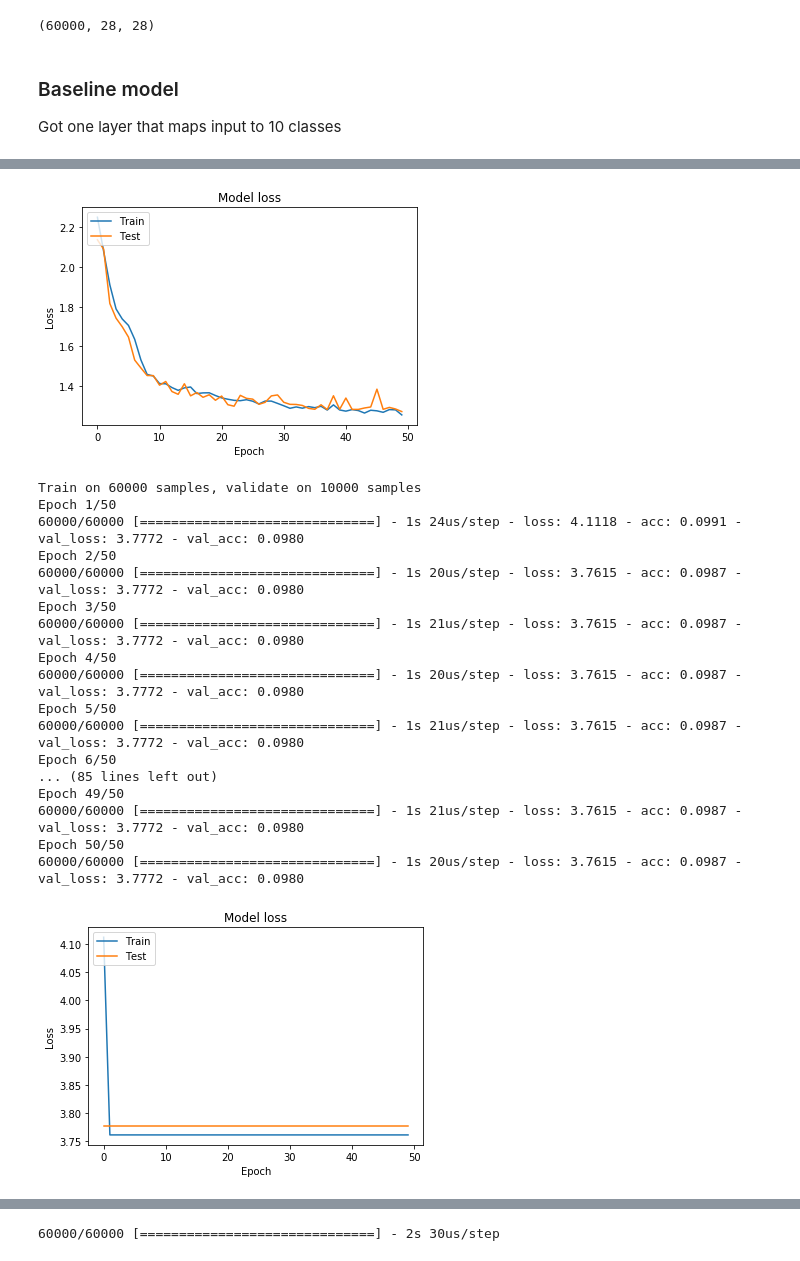
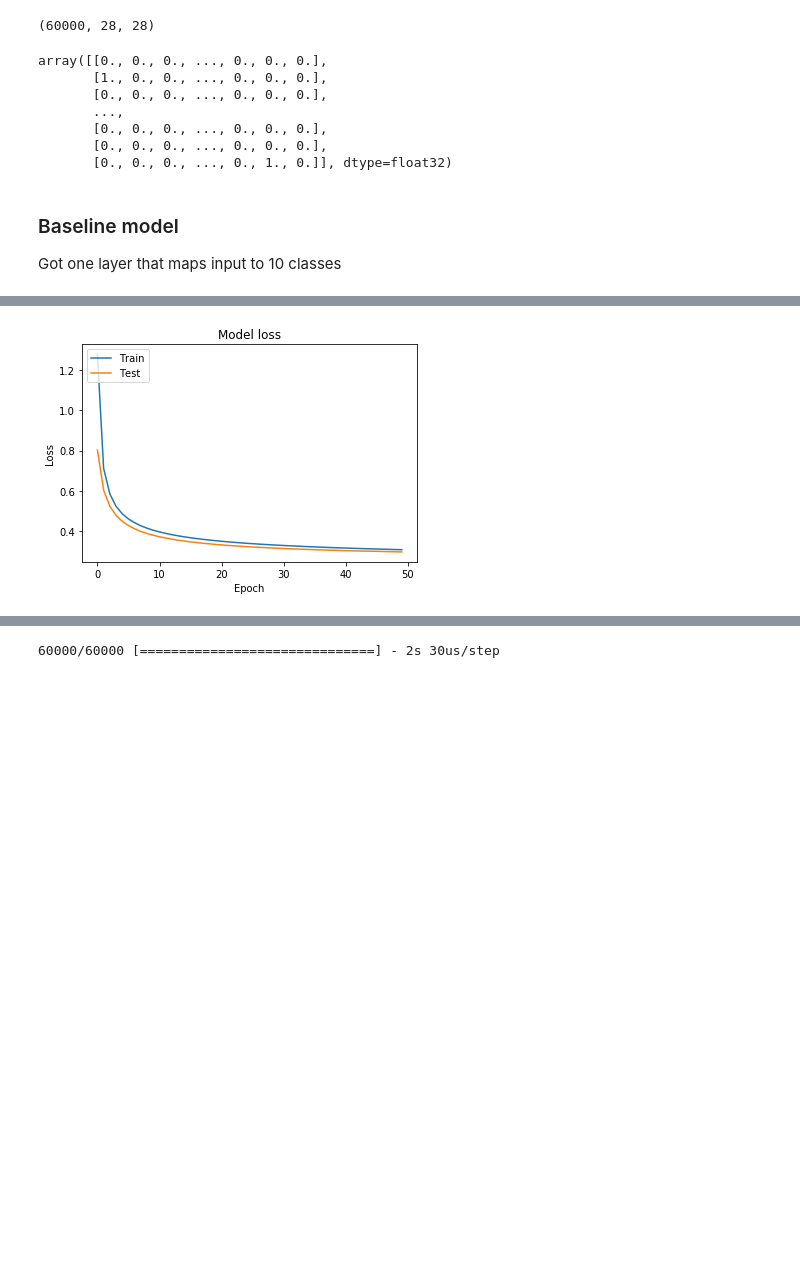
Before and after one commit to manish2020-iitr/Msia2020, a Jupyter notebook: Local_Elastic_averaging_SGD.ipynb, the cells around one changed output, grey strips where cells are left out. Drawn from its saved outputs; the diff is of its cells as text; code cells hidden in the pictures; blank space fills up the shorter version.

Commit message:
updated code with plots

```diff
--- a/Local_Elastic_averaging_SGD.ipynb
+++ b/Local_Elastic_averaging_SGD.ipynb
@@ -33,18 +32,39 @@ iterations = np.ceil((x_train.shape[0]*epochs)/batch_size)
 iterations_per_epoch = np.ceil((x_train.shape[0])/batch_size)
 
 num_batch = int(x_train.shape[0]/batch_size)
-# %%
-x_train=np.array([i.flatten() for i in x_train])
-x_test=np.array([i.flatten() for i in x_test])
+# %%
+x_train = np.reshape(np.array(x_train), (60000, 784))
+x_test = np.reshape(np.array(x_test), (10000, 784))
+x_train = x_train / 255
+x_test = x_test / 255
 # %%
 y_train = keras.utils.to_categorical(y_train, num_classes)
 y_test = keras.utils.to_categorical(y_test, num_classes)
+# %%
+y_train
+# %% [output]
+array([[0., 0., 0., ..., 0., 0., 0.],
+       [1., 0., 0., ..., 0., 0., 0.],
+       [0., 0., 0., ..., 0., 0., 0.],
+       ...,
+       [0., 0., 0., ..., 0., 0., 0.],
+       [0., 0., 0., ..., 0., 0., 0.],
+       [0., 0., 0., ..., 0., 1., 0.]], dtype=float32)
 # %%
 # Function to create individual model
 def k_model(output_dim,input_dim):
     model = Sequential()
-    model.add(Dense(output_dim, input_dim=input_dim, activation='sigmoid'))
+    model.add(Dense(output_dim, input_dim=input_dim))
+    model.add(Activation('softmax'))
     return model
+
+# def k_model(output_dim,input_dim):
+#     model = Sequential()
+#     model.add(Dense(1000, input_dim=input_dim))
+#     model.add(Activation('relu'))
+#     model.add(Dense(output_dim))
+#     model.add(Activation('softmax'))
+#     return model
 # %%
 # Function to show the loss plot of training and validation set
 def loss(history):
@@ -61,11 +81,12 @@ Got one layer that maps input to 10 classes
 # %%
 base_model=k_model(10,784)
 lr = [0.01,0.05, 0.1, 0.001 , 0.005]
+lr = [0.001]
 batch_size = [16,32,64,128]
 for i in lr :
     base_model=k_model(10,784)
     base_model.compile(loss=keras.losses.categorical_crossentropy,
-                  optimizer=keras.optimizers.SGD(lr=i, momentum=0.0, nesterov=False),
+                  optimizer=keras.optimizers.SGD(lr=0.01, momentum=0.0, nesterov=False),
                   metrics=['accuracy'])
 
 
@@ -97,19 +118 @@ Epoch 50/50
-[figure, old version]
+[figure, new version]
-Train on 60000 samples, validate on 10000 samples
-Epoch 1/50
-60000/60000 [==============================] - 1s 24us/step - loss: 4.1118 - acc: 0.0991 - val_loss: 3.7772 - val_acc: 0.0980
-Epoch 2/50
-60000/60000 [==============================] - 1s 20us/step - loss: 3.7615 - acc: 0.0987 - val_loss: 3.7772 - val_acc: 0.0980
-Epoch 3/50
-60000/60000 [==============================] - 1s 21us/step - loss: 3.7615 - acc: 0.0987 - val_loss: 3.7772 - val_acc: 0.0980
-Epoch 4/50
-60000/60000 [==============================] - 1s 20us/step - loss: 3.7615 - acc: 0.0987 - val_loss: 3.7772 - val_acc: 0.0980
-Epoch 5/50
-60000/60000 [==============================] - 1s 21us/step - loss: 3.7615 - acc: 0.0987 - val_loss: 3.7772 - val_acc: 0.0980
-Epoch 6/50
-... (85 lines left out)
-Epoch 49/50
-60000/60000 [==============================] - 1s 21us/step - loss: 3.7615 - acc: 0.0987 - val_loss: 3.7772 - val_acc: 0.0980
-Epoch 50/50
-60000/60000 [==============================] - 1s 20us/step - loss: 3.7615 - acc: 0.0987 - val_loss: 3.7772 - val_acc: 0.0980
-[figure, removed]
```
Also changed, not shown: parts of 23 cells of this notebook.
